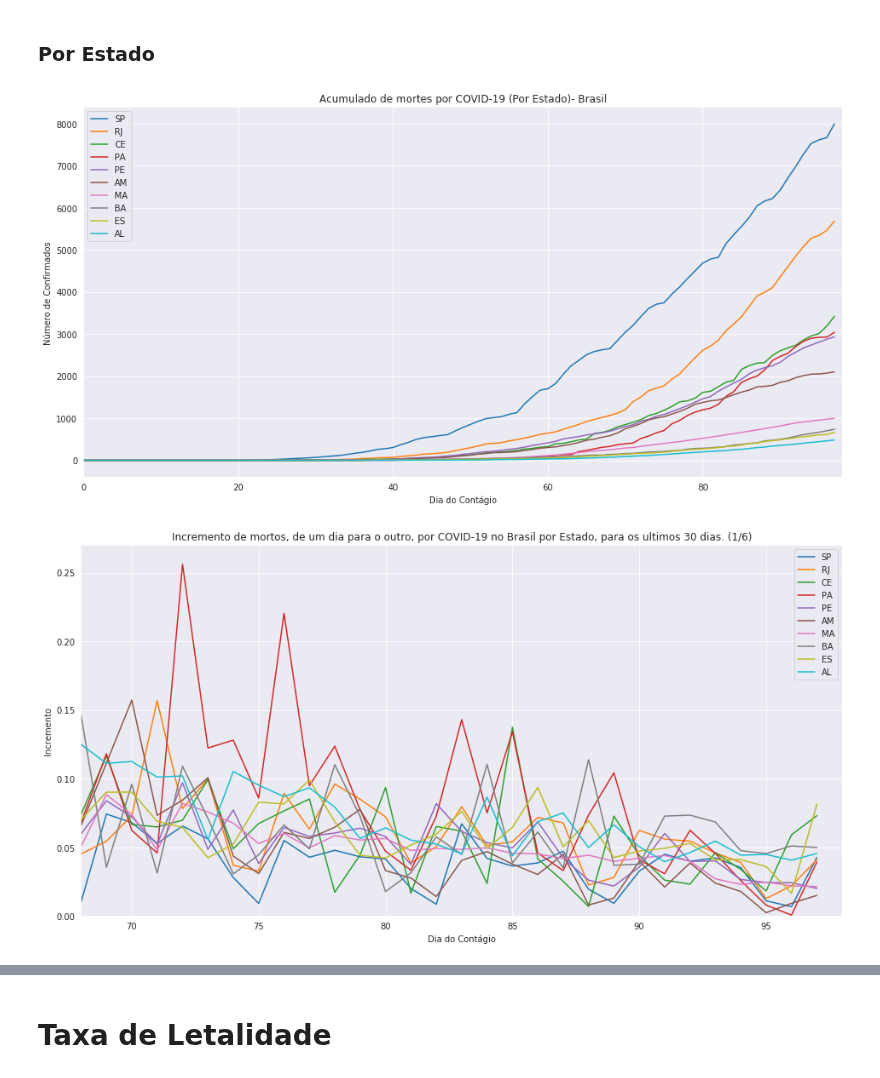
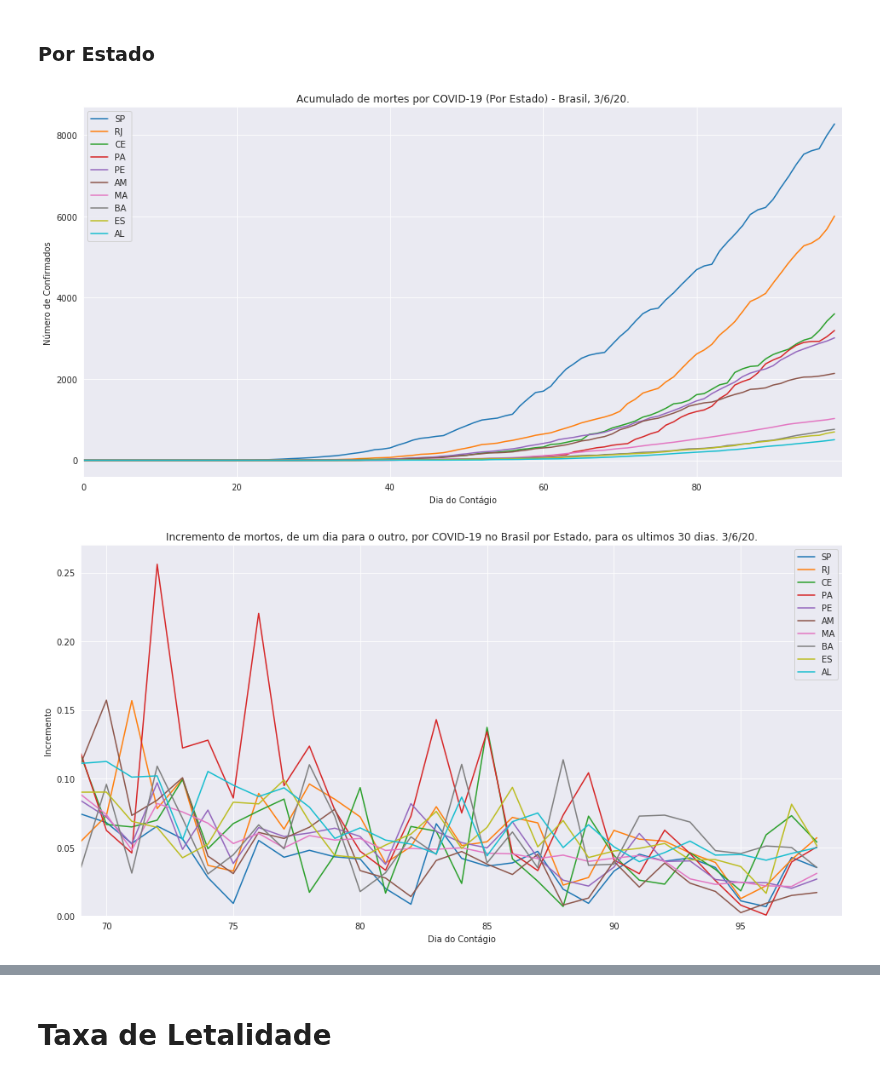
Before and after one commit to Manuelfjr/Covid19, a Jupyter notebook: brazil/brazilcode.ipynb, the cells around one changed output, grey strips where cells are left out. Saved outputs shown, nothing was run; the diff lists cells and outputs as text; code cells hidden in the pictures.

```diff
--- a/brazil/brazilcode.ipynb
+++ b/brazil/brazilcode.ipynb
@@ -42,7 +48,7 @@ regionbrdeaths.columns.name = 'Regiao'
 # %% [markdown]
 # Gráficos
 # %%
-date, days, weeks, n_weeks, n = '1/6', 30, 5, 13, 10
+date, days, weeks, n_weeks, n = statebrconfirm.iloc[statebrconfirm.shape[0]-1,:].name, 30, 5, 13, 10
 # %% [markdown]
 ## Confirmados Brasil (Acumulados)
 # %% [markdown]
@@ -242,11 +244,11 @@ for i in maxdeathsstate.index:
   ax.set_xlim(0,len(statebrdeaths.index))
 plt.xlabel('Dia do Contágio')
 plt.ylabel('Número de Confirmados')
-plt.title('Acumulado de mortes por COVID-19 (Por Estado)- Brasil')
+plt.title('Acumulado de mortes por COVID-19 (Por Estado) - Brasil, {}'.format(date+'/20'+'.'))
 plt.legend()
 plt.savefig('cumdeathsstate.png')
 # %% [output]
-[figure, old version]
+[figure, new version]
 # %%
 statepercdeaths = pd.DataFrame(np.zeros((statebrdeaths.shape[0],statebrdeaths.shape[1])), index = statebrdeaths.index, columns=statebrdeaths.columns)
 # %%
@@ -260,16 +262,16 @@ ixmaxdeaths =  b.T[maxdeathsstate.index].columns
 # %%
 fig, ax = plt.subplots(nrows=1,ncols=1,figsize=(16,8))
 for i in ixmaxdeaths:
   ax.plot(range(statepercdeaths.shape[0]), statepercdeaths[i],label=i)
   ax.set_xlim(statebrdeaths.shape[0] - 30,statebrdeaths.shape[0])
   ax.set_ylim(0,0.27)
 plt.xlabel('Dia do Contágio')
 plt.ylabel('Incremento')
-plt.title('Incremento de mortos, de um dia para o outro, por COVID-19 no Brasil por Estado, para os ultimos {} dias. ({})'.format(30,date))
+plt.title('Incremento de mortos, de um dia para o outro, por COVID-19 no Brasil por Estado, para os ultimos {} dias. {}'.format(days,date+'/20'+'.'))
 plt.legend()
 plt.savefig('deathsratedaysstate.png')
 # %% [output]
-[figure, old version]
+[figure, new version]
 # %%
 idmeandeathsstate = pd.DataFrame(np.zeros((n_weeks,statebrdeaths.shape[1])), index = range(n_weeks), columns=statebrdeaths.columns)
 a = 0
```
Also changed, not shown: parts of 16 cells of this notebook, 28 other files.
